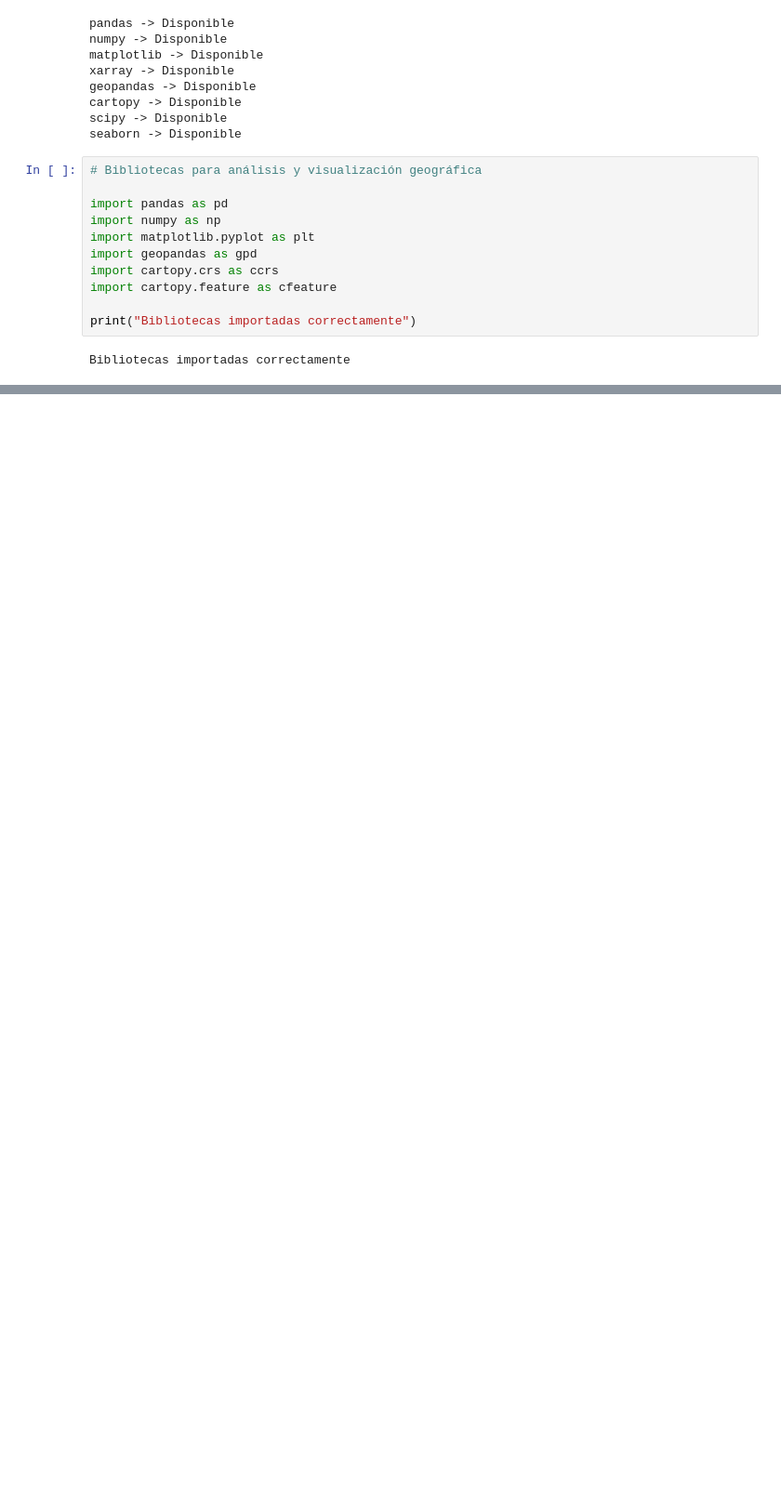
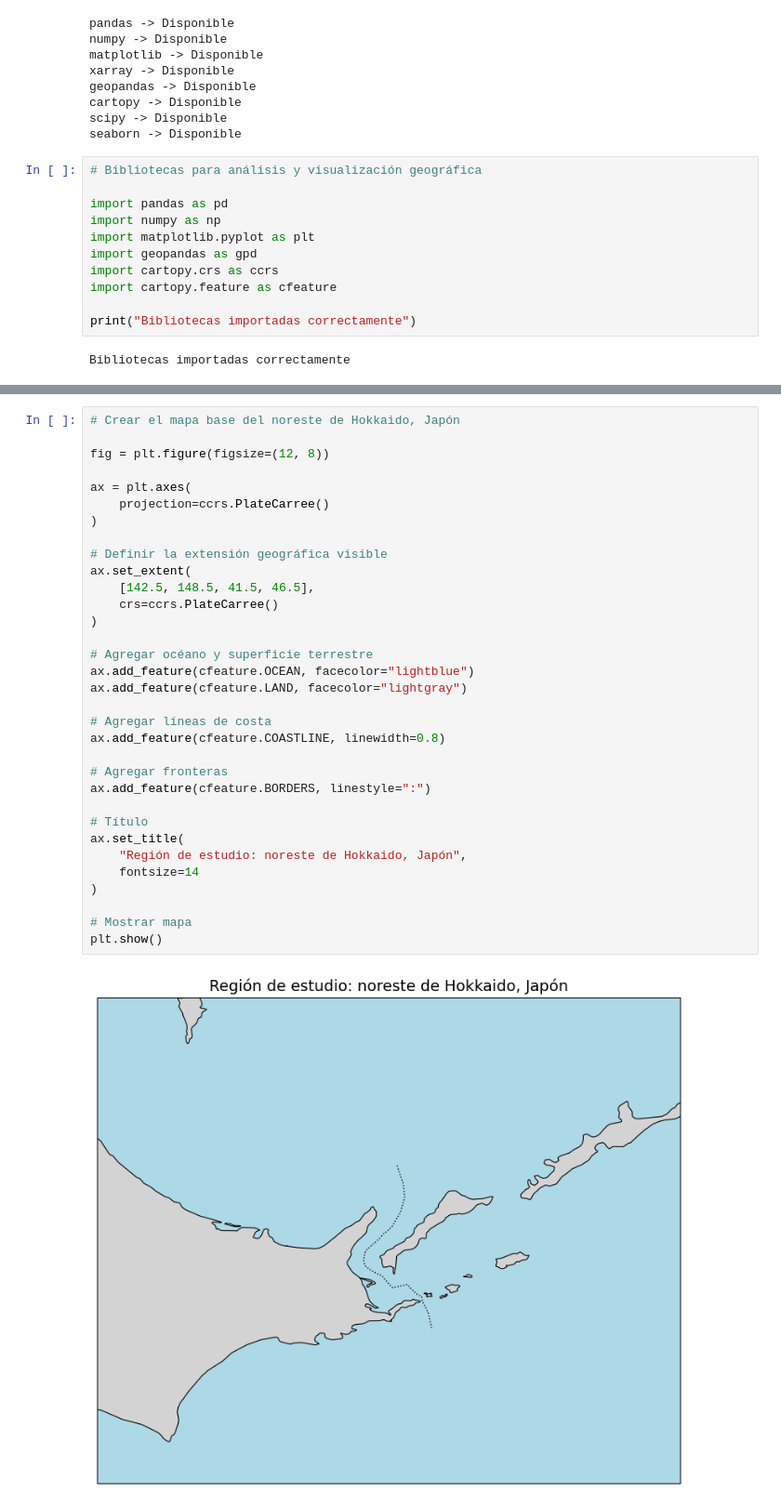
Before and after one commit to Intercoonecta/ohwe26-proy2-python, a Jupyter notebook: notebooks/01_exploracion_area_estudio.ipynb, the cells around one changed output, grey strips where cells are left out. Shown at 93% size. Cells and saved outputs as stored; diff of their text form; blank space fills up the shorter version.

Commit message:
Agregar figuras y datos del proyecto

```diff
--- a/notebooks/01_exploracion_area_estudio.ipynb
+++ b/notebooks/01_exploracion_area_estudio.ipynb
@@ -131,0 +80,35 @@ plt.show()
+# %%
+# Crear el mapa base del noreste de Hokkaido, Japón
+
+fig = plt.figure(figsize=(12, 8))
+
+ax = plt.axes(
+    projection=ccrs.PlateCarree()
+)
+
+# Definir la extensión geográfica visible
+ax.set_extent(
+    [142.5, 148.5, 41.5, 46.5],
+    crs=ccrs.PlateCarree()
+)
+
+# Agregar océano y superficie terrestre
+ax.add_feature(cfeature.OCEAN, facecolor="lightblue")
+ax.add_feature(cfeature.LAND, facecolor="lightgray")
+
+# Agregar líneas de costa
+ax.add_feature(cfeature.COASTLINE, linewidth=0.8)
+
+# Agregar fronteras
+ax.add_feature(cfeature.BORDERS, linestyle=":")
+
+# Título
+ax.set_title(
+    "Región de estudio: noreste de Hokkaido, Japón",
+    fontsize=14
+)
+
+# Mostrar mapa
+plt.show()
+# %% [output]
+[figure, added]
```
Also changed, not shown: parts of 4 cells of this notebook, 1 other file.
